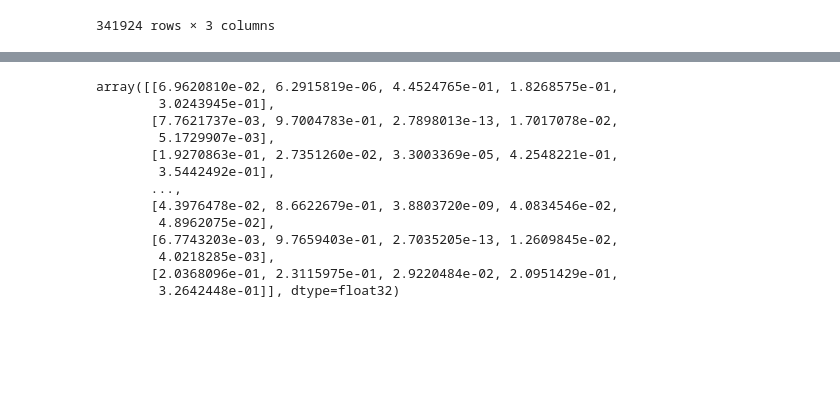
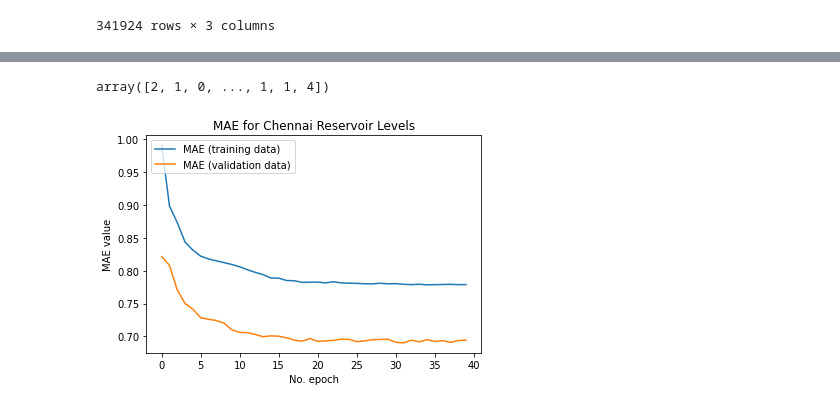
Before and after one commit to yousefkhaled282/Selected_1, a Jupyter notebook: ANN.ipynb, the cells around one changed output, grey strips where cells are left out. Cells and saved outputs as stored; diff of their text form; code cells hidden in the pictures; blank space fills up the shorter version.

```diff
--- a/ANN.ipynb
+++ b/ANN.ipynb
@@ -51,14 +81,14 @@ X_test = sc.transform(X_test)
 import tensorflow as tf
 # %%
 model = tf.keras.models.Sequential()
+# %%
+model.add(tf.keras.layers.Dense( units = 10, activation = 'relu',
+                                input_dim = 3))
 # %%
-model.add(tf.keras.layers.Dense(units = 5, activation = 'relu',
-                                input_shape = X_train[1,:].shape))
+model.add(tf.keras.layers.Dense( units = 5, activation = 'relu'))
 # %%
 model.add(tf.keras.layers.Dropout(0.2))
 # %%
 model.add(tf.keras.layers.Dense(units = 5, activation = 'softmax'))
 # %%
 model.compile(optimizer = 'adam', loss = 'sparse_categorical_crossentropy', metrics = ['accuracy'])
-# %%
-model.fit(X_train, y_train, epochs =10)
@@ -86,0 +95,2 @@ Epoch 10/10
+# %%
+history =  model.fit(X_train, y_train,epochs =40, validation_data= (X_test, y_test),validation_split=0.2, verbose = 1)
@@ -91,17 +119,17 @@ test_loss, test_accuracy = model.evaluate(X_test, y_test)
-# %%
-y_pred = model.predict(X_test)
-y_pred
-# %% [output]
-array([[6.9620810e-02, 6.2915819e-06, 4.4524765e-01, 1.8268575e-01,
-        3.0243945e-01],
-       [7.7621737e-03, 9.7004783e-01, 2.7898013e-13, 1.7017078e-02,
-        5.1729907e-03],
-       [1.9270863e-01, 2.7351260e-02, 3.3003369e-05, 4.2548221e-01,
-        3.5442492e-01],
-       ...,
-       [4.3976478e-02, 8.6622679e-01, 3.8803720e-09, 4.0834546e-02,
-        4.8962075e-02],
-       [6.7743203e-03, 9.7659403e-01, 2.7035205e-13, 1.2609845e-02,
-        4.0218285e-03],
-       [2.0368096e-01, 2.3115975e-01, 2.9220484e-02, 2.0951429e-01,
-        3.2642448e-01]], dtype=float32)
+# %%
+import numpy as np
+y_pred = model.predict(X_test)
+y_pred = np.argmax(y_pred, axis=1)
+y_pred
+# %% [output]
+array([2, 1, 0, ..., 1, 1, 4])
+# %%
+plt.plot(history.history['loss'], label='MAE (training data)')
+plt.plot(history.history['val_loss'], label='MAE (validation data)')
+plt.title('MAE for Chennai Reservoir Levels')
+plt.ylabel('MAE value')
+plt.xlabel('No. epoch')
+plt.legend(loc="upper left")
+plt.show()
+# %% [output]
+[figure, added]
```
Also changed, not shown: parts of 13 cells of this notebook.
